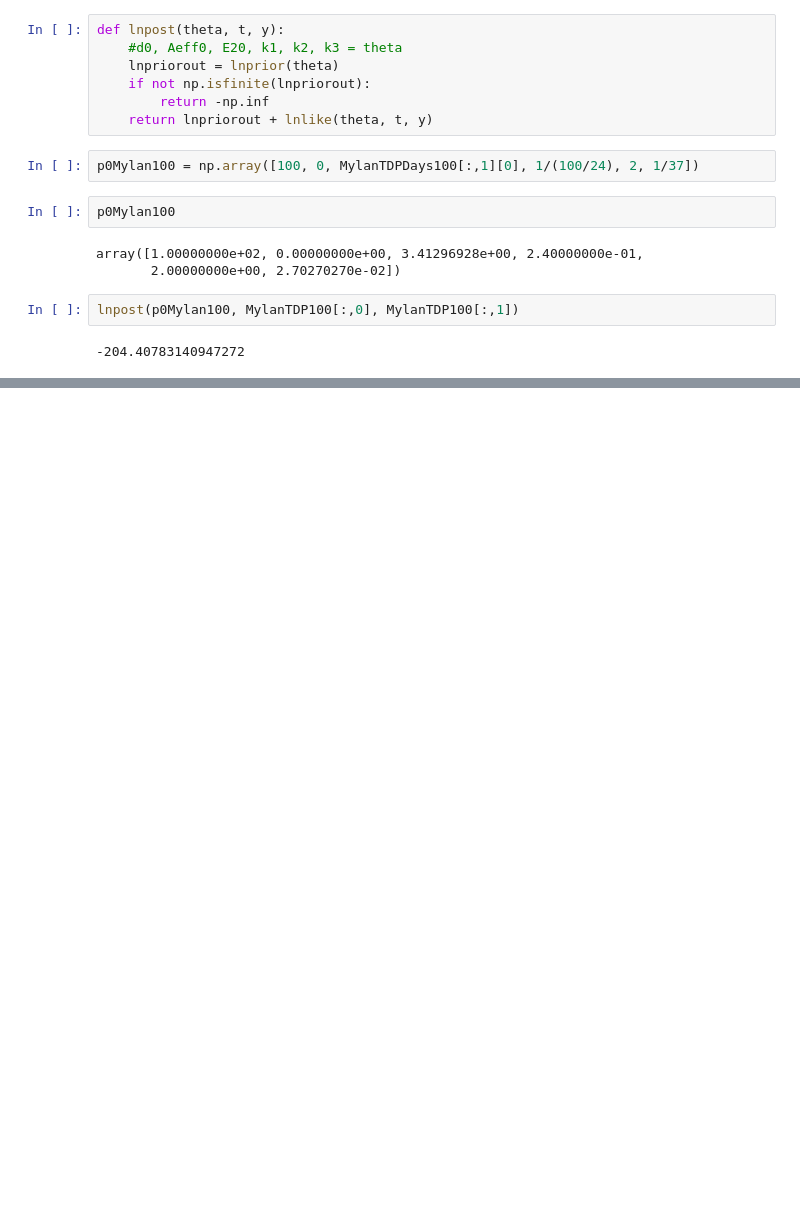
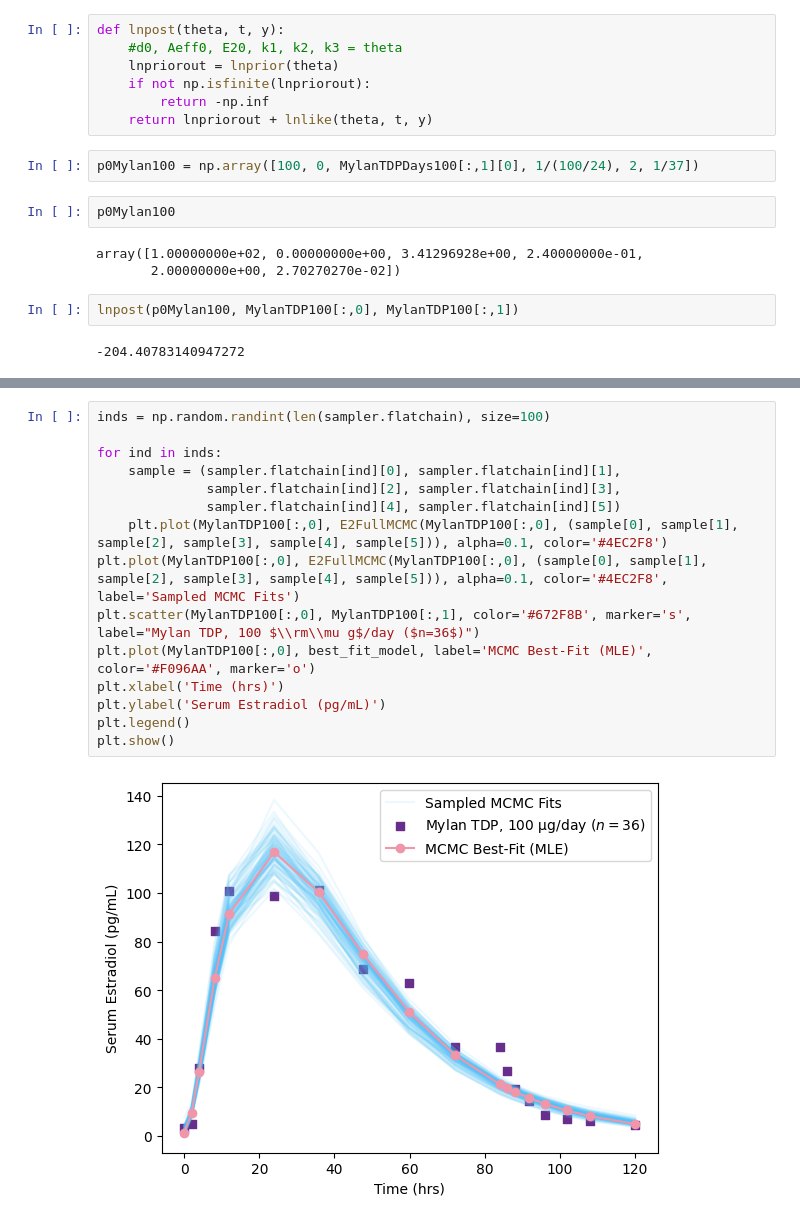
Before and after one commit to transturion/modeling, a Jupyter notebook: 2_Multi-Dose_3-Compartment.ipynb, the cells around one changed output, grey strips where cells are left out. Drawn from its saved outputs; the diff is of its cells as text; blank space fills up the shorter version.

```diff
--- a/2_Multi-Dose_3-Compartment.ipynb
+++ b/2_Multi-Dose_3-Compartment.ipynb
@@ -509,0 +519,17 @@ ValueError: incompatible input dimensions (1, 6)
+# %%
+inds = np.random.randint(len(sampler.flatchain), size=100)
+
+for ind in inds:
+    sample = (sampler.flatchain[ind][0], sampler.flatchain[ind][1],
+              sampler.flatchain[ind][2], sampler.flatchain[ind][3],
+              sampler.flatchain[ind][4], sampler.flatchain[ind][5])
+    plt.plot(MylanTDP100[:,0], E2FullMCMC(MylanTDP100[:,0], (sample[0], sample[1], sample[2], sample[3], sample[4], sample[5])), alpha=0.1, color='#4EC2F8')
+plt.plot(MylanTDP100[:,0], E2FullMCMC(MylanTDP100[:,0], (sample[0], sample[1], sample[2], sample[3], sample[4], sample[5])), alpha=0.1, color='#4EC2F8', label='Sampled MCMC Fits')
+plt.scatter(MylanTDP100[:,0], MylanTDP100[:,1], color='#672F8B', marker='s', label="Mylan TDP, 100 $\\rm\\mu g$/day ($n=36$)")
+plt.plot(MylanTDP100[:,0], best_fit_model, label='MCMC Best-Fit (MLE)', color='#F096AA', marker='o')
+plt.xlabel('Time (hrs)')
+plt.ylabel('Serum Estradiol (pg/mL)')
+plt.legend()
+plt.show()
+# %% [output]
+[figure, added]
```
Also changed, not shown: parts of 15 cells of this notebook, 1 other file.
